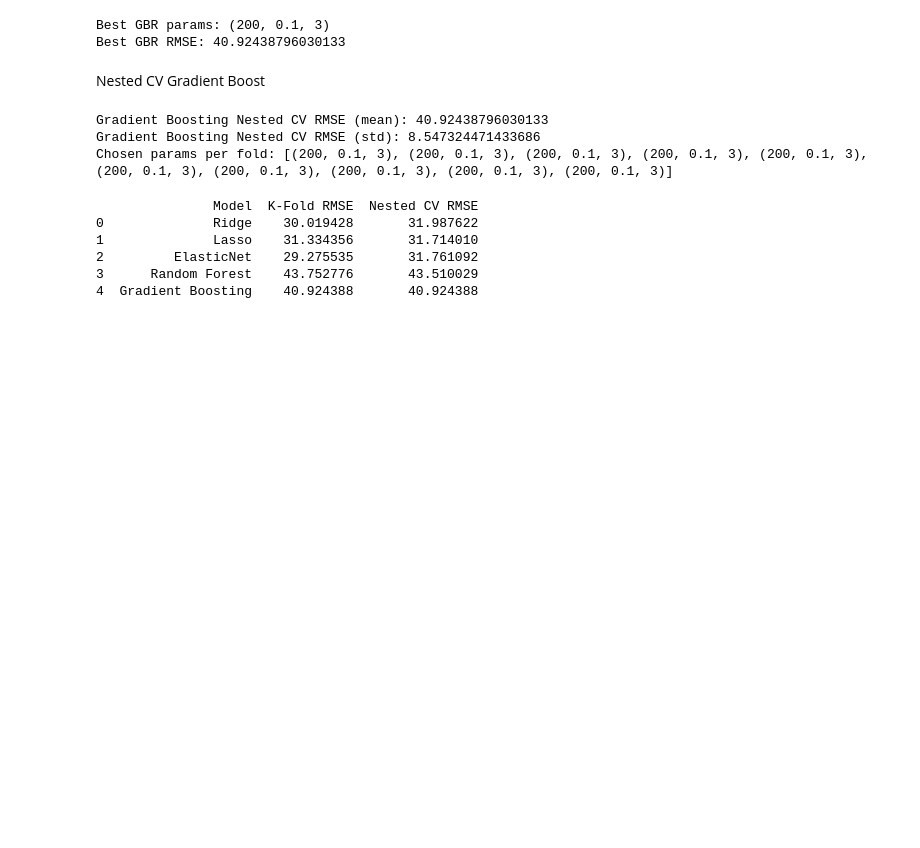
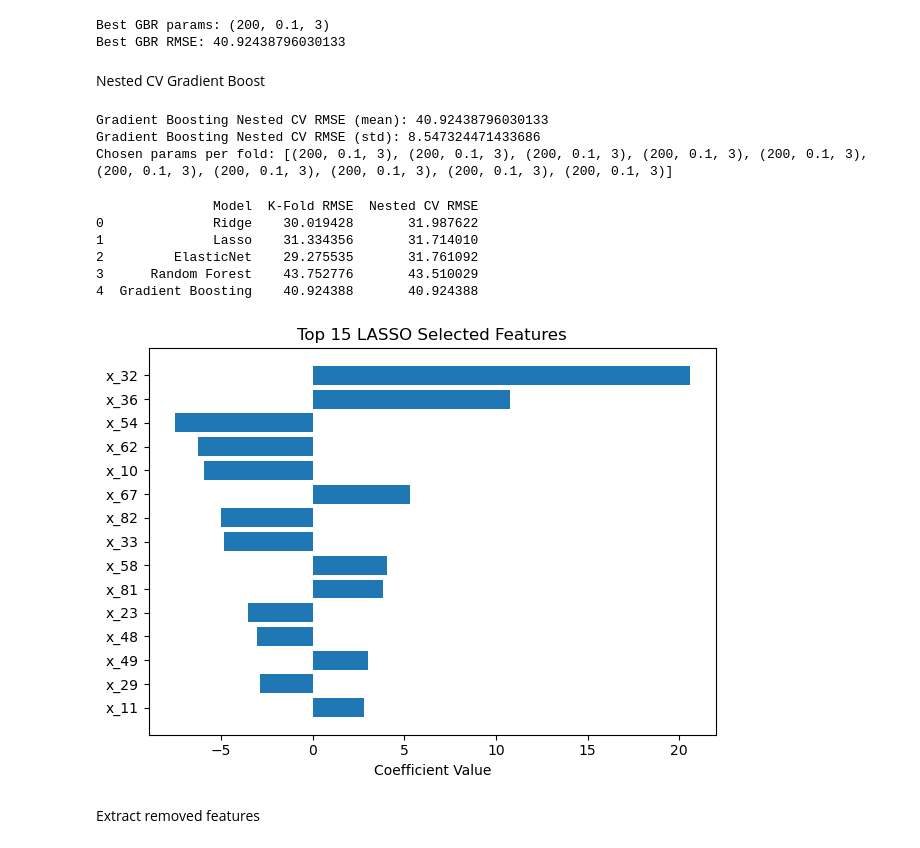
Before and after one commit to Pavithra-Git523/Computational_Data_Analysis, a Jupyter notebook: Case1-V1.ipynb, the cells around one changed output. Cells and saved outputs as stored; diff of their text form; code cells hidden in the pictures; blank space fills up the shorter version.

```diff
--- a/Case1-V1.ipynb
+++ b/Case1-V1.ipynb
@@ -300,6 +300,7 @@ outer_cv = KFold(n_splits=10, shuffle=True, random_state=42)
 inner_cv = KFold(n_splits=5, shuffle=True, random_state=42)
 
 outer_rmse_ridge = []
+chosen_alphas = []
 
 for train_idx, test_idx in outer_cv.split(X_imputed_df):
 
@@ -339,6 +340,7 @@ for train_idx, test_idx in outer_cv.split(X_imputed_df):
 
     # Best alpha from inner CV
     best_alpha_inner = min(inner_results, key=inner_results.get)
+    chosen_alphas.append(best_alpha_inner)
 
     # ----- Train on outer training set -----
     scaler = StandardScaler()
@@ -912,3 +914,38 @@ print(results_df)
 2         ElasticNet    29.275535       31.761092
 3      Random Forest    43.752776       43.510029
 4  Gradient Boosting    40.924388       40.924388
+# %%
+import numpy as np
+import matplotlib.pyplot as plt
+import pandas as pd
+
+# Create dataframe
+coef_df = pd.DataFrame({
+    "Feature": X_train.columns,
+    "Coefficient": lasso.coef_
+})
+
+# Keep only non-zero (selected features)
+coef_df = coef_df[coef_df["Coefficient"] != 0]
+
+# Sort by absolute importance
+coef_df["AbsCoef"] = coef_df["Coefficient"].abs()
+coef_df = coef_df.sort_values(by="AbsCoef", ascending=False)
+
+# Take top 15 (you can change this)
+top_n = 15
+top_features = coef_df.head(top_n)
+
+# Plot
+plt.figure()
+plt.barh(top_features["Feature"], top_features["Coefficient"])
+plt.gca().invert_yaxis()
+plt.title(f"Top {top_n} LASSO Selected Features")
+plt.xlabel("Coefficient Value")
+plt.tight_layout()
+plt.savefig("lasso_top_features.png", dpi=300)
+plt.show()
+# %% [output]
+[figure, added]
+# %% [markdown]
+Extract removed features
```
Also changed, not shown: parts of 3 cells of this notebook.
